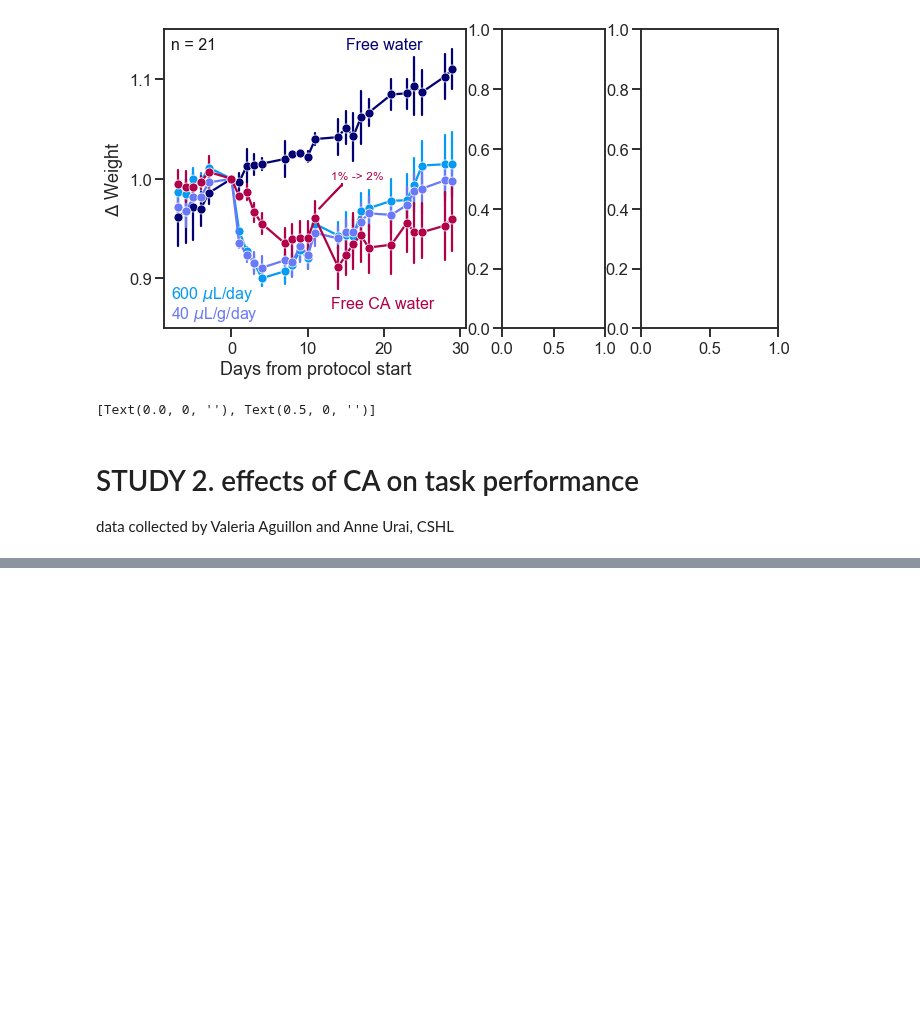
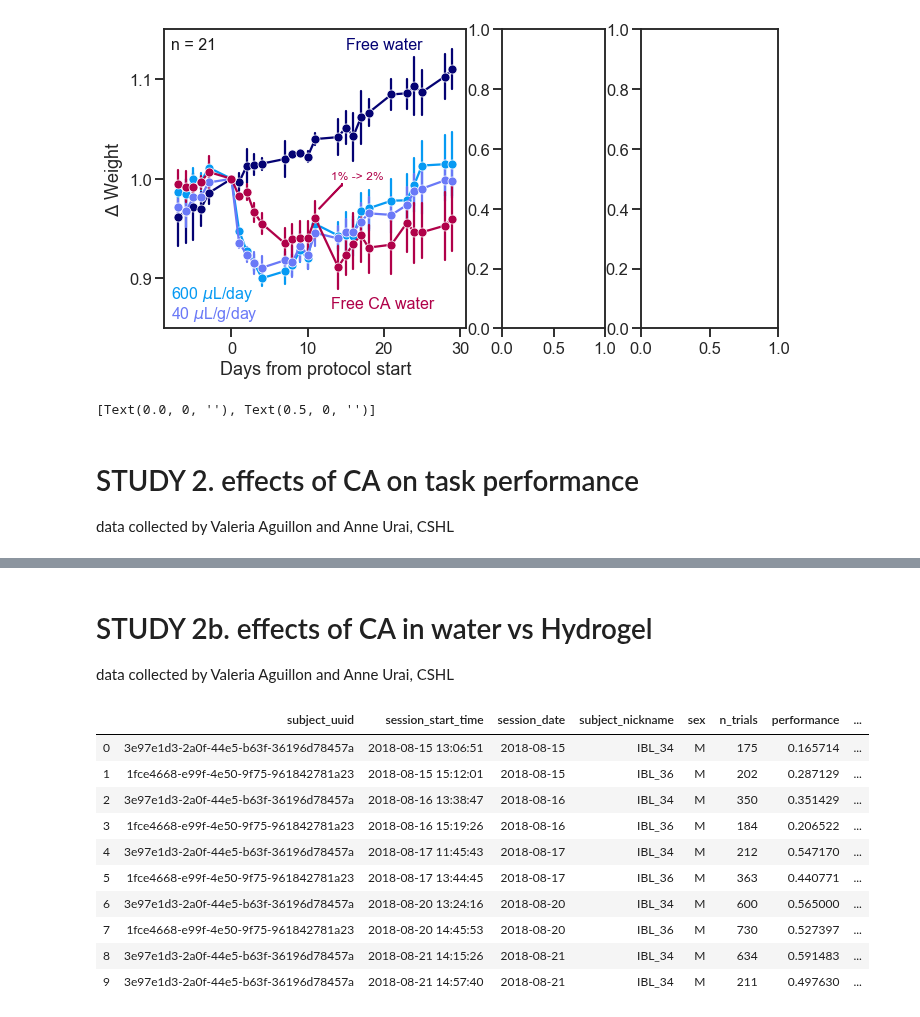
Before and after one commit to int-brain-lab/analysis, a Jupyter notebook: citricacid/citricacid_sfn_2019.ipynb, the cells around one changed output, grey strips where cells are left out. Cells and saved outputs as stored; diff of their text form; code cells hidden in the pictures; blank space fills up the shorter version.

```diff
--- a/citricacid/citricacid_sfn_2019.ipynb
+++ b/citricacid/citricacid_sfn_2019.ipynb
@@ -349,0 +358,24 @@ f.savefig(os.path.join(figpath, "citricacid_study2.png"), dpi=300)
+# %% [markdown]
+# STUDY 2b. effects of CA in water vs Hydrogel
+data collected by Valeria Aguillon and Anne Urai, CSHL
+# %%
+# FIND THE DATA WE NEED
+# get session with date
+session_with_date = behavior.TrialSet.proj('n_trials') \
+    * (acquisition.Session.proj(session_date='DATE(session_start_time)') & 'session_date < "2018-12-31"') \
+    * behavioral_analyses.PsychResults()
+b = subj * session_with_date * avg_weight_date * total_water_date
+df = pd.DataFrame(b.fetch(as_dict=True, order_by='session_start_time'))
+df.head(n=10)
+# %% [output]
+|  | subject_uuid | session_start_time | session_date | subject_nickname | sex | n_trials | performance | ... |
+| 0 | 3e97e1d3-2a0f-44e5-b63f-36196d78457a | 2018-08-15 13:06:51 | 2018-08-15 | IBL_34 | M | 175 | 0.165714 | ... |
+| 1 | 1fce4668-e99f-4e50-9f75-961842781a23 | 2018-08-15 15:12:01 | 2018-08-15 | IBL_36 | M | 202 | 0.287129 | ... |
+| 2 | 3e97e1d3-2a0f-44e5-b63f-36196d78457a | 2018-08-16 13:38:47 | 2018-08-16 | IBL_34 | M | 350 | 0.351429 | ... |
+| 3 | 1fce4668-e99f-4e50-9f75-961842781a23 | 2018-08-16 15:19:26 | 2018-08-16 | IBL_36 | M | 184 | 0.206522 | ... |
+| 4 | 3e97e1d3-2a0f-44e5-b63f-36196d78457a | 2018-08-17 11:45:43 | 2018-08-17 | IBL_34 | M | 212 | 0.547170 | ... |
+| 5 | 1fce4668-e99f-4e50-9f75-961842781a23 | 2018-08-17 13:44:45 | 2018-08-17 | IBL_36 | M | 363 | 0.440771 | ... |
+| 6 | 3e97e1d3-2a0f-44e5-b63f-36196d78457a | 2018-08-20 13:24:16 | 2018-08-20 | IBL_34 | M | 600 | 0.565000 | ... |
+| 7 | 1fce4668-e99f-4e50-9f75-961842781a23 | 2018-08-20 14:45:53 | 2018-08-20 | IBL_36 | M | 730 | 0.527397 | ... |
+| 8 | 3e97e1d3-2a0f-44e5-b63f-36196d78457a | 2018-08-21 14:15:26 | 2018-08-21 | IBL_34 | M | 634 | 0.591483 | ... |
+| 9 | 3e97e1d3-2a0f-44e5-b63f-36196d78457a | 2018-08-21 14:57:40 | 2018-08-21 | IBL_34 | M | 211 | 0.497630 | ... |
```
Also changed, not shown: parts of 2 cells of this notebook.
